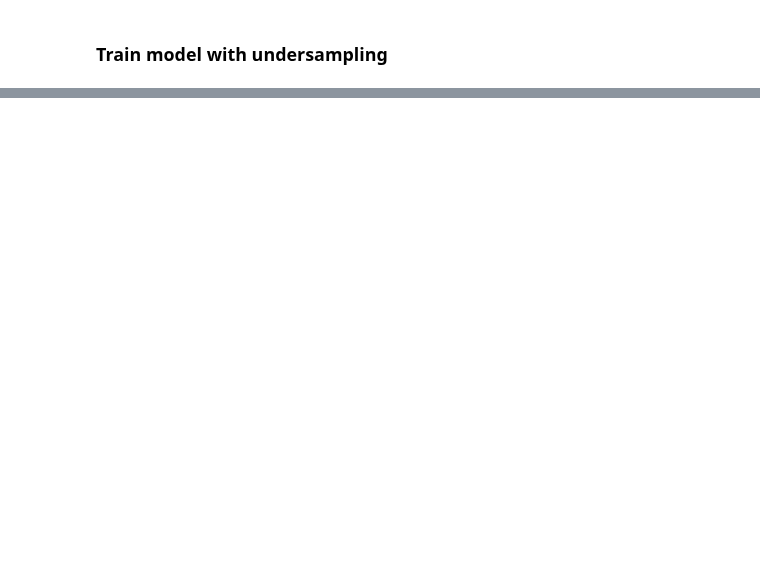
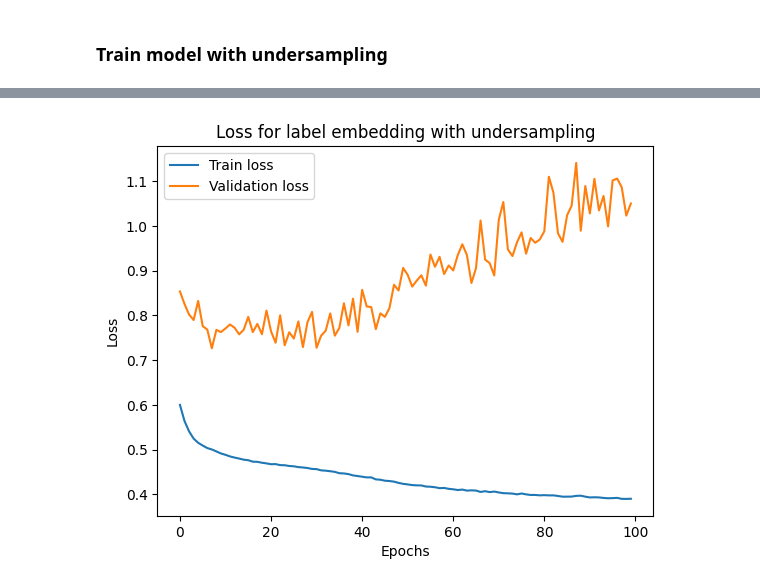
Before and after one commit to medplot/data-mining-project, a Jupyter notebook: jupyter_notebooks/neural_network_label_embedding.ipynb, the cells around one changed output, grey strips where cells are left out. Cells and saved outputs as stored; diff of their text form; code cells hidden in the pictures; blank space fills up the shorter version.

```diff
--- a/jupyter_notebooks/neural_network_label_embedding.ipynb
+++ b/jupyter_notebooks/neural_network_label_embedding.ipynb
@@ -110,8 +84,6 @@ class Net(nn.Module):
     def __init__(self):
         super().__init__()
         self.embeddings = nn.ModuleList([nn.Embedding(categories, size) for categories,size in embedding_sizes])
-        self.batch_norm_numerical = nn.BatchNorm1d(numerical_input_size)
-        self.dropout_embedding = nn.Dropout(0.3)
 
         self.fc1 = nn.Linear(input_size, 100)
         self.bn1 = nn.BatchNorm1d(100)
@@ -126,18 +98,16 @@ class Net(nn.Module):
         for index,e in enumerate(self.embeddings):
             embedding_layers.append(e(input_categorical[:,index]))
         x_categorical = torch.cat(embedding_layers, 1)
-        x_categorical = self.dropout_embedding(x_categorical)
 
-        x_numerical = self.batch_norm_numerical(input_numerical)
-        x = torch.cat([x_categorical, x_numerical], 1)
+        x = torch.cat([x_categorical, input_numerical], 1)
 
         x = self.fc1(x)
         x = self.bn1(x)
-        x = F.relu_(x)
+        x = F.relu(x, inplace=False)
         x = self.do1(x)
         x = self.fc2(x)
         x = self.bn2(x)
-        x = F.relu_(x)
+        x = F.relu(x, inplace=False)
         x = self.do2(x)
         x = self.fc3(x)
         x = F.softmax(x)
@@ -235,7 +210,6 @@ def train_network(model: Net, criterion, optimizer, data_train_loader, data_vali
             running_loss += loss.item()
             if i % 100 == 99:  # print every 100 batches
                 print(f'[{epoch + 1}, {(i + 1) * batch_size}] loss: {running_loss / i:.3f}')
-
             pass
 
         loss_values.append(running_loss/len(data_train_loader))
@@ -246,17 +220,22 @@ def train_network(model: Net, criterion, optimizer, data_train_loader, data_vali
         accuracy_values_validation.append(validation_accuracy)
         loss_values_validation.append(validation_loss)
 
-        f_train = get_f_score(net, data_train_loader)
-        f_validation = get_f_score(net, data_validation_loader)
-        f_scores.append(f_train)
-        f_scores_validation.append(f_validation)
-
         print(f"Epoch {epoch} loss: {str(running_loss/len(data_train_loader))}")
         print(f"Epoch {epoch} validation loss: {validation_loss}")
         print(f'Train accuracy epoch {epoch}: {train_accuracy} %')
         print(f'Validation accuracy epoch {epoch}: {validation_accuracy} %')
+
+        f_train, p_train, r_train = get_f_score(net, data_train_loader)
+        f_validation, p_validation, r_validation = get_f_score(net, data_validation_loader)
+        f_scores.append(f_train)
+        f_scores_validation.append(f_validation)
+
         print(f"Train F2-score : {f_train}")
         print(f"Validation F2-score : {f_validation}")
+        print(f"Train Precision : {p_train}")
+        print(f"Validation Precision : {p_validation}")
+        print(f"Train Recall : {r_train}")
+        print(f"Validation Recall : {r_validation}")
 
     print('Finished Training')
     return loss_values, loss_values_validation, accuracy_values, accuracy_values_validation, f_scores, f_scores_validation
@@ -296,18 +302,18 @@ plot_accuracy(accuracy_values)
 # %% [markdown]
 ### Train model with undersampling
 # %%
-data_train, data_test, target_train, target_test = preprocessor.get_preprocessed_dataset_for_neural_network_undersampled()
+data_train, data_validation, data_test, target_train, target_validation,  target_test = preprocessor.get_preprocessed_dataset_for_neural_network_undersampled()
 
 train_dataset = CustomBrfssDataset(data_train, target_train)
-test_dataset = CustomBrfssDataset(data_test, target_test)
+validation_dataset = CustomBrfssDataset(data_validation, target_validation)
 
 train_loader = torch.utils.data.DataLoader(train_dataset, batch_size=batch_size, shuffle=True)
-test_loader = torch.utils.data.DataLoader(test_dataset, batch_size=batch_size, shuffle=True)
+validation_loader = torch.utils.data.DataLoader(validation_dataset, batch_size=batch_size, shuffle=True)
 
 net = Net()
 net.to(device)
 
-criterion_cross_entropy = nn.CrossEntropyLoss()
+criterion_cross_entropy = nn.BCELoss()
 optimizer_adam = optim.Adam(net.parameters(),lr=0.002)
 
-loss_values, accuracy_values = train_network(model=net, criterion=criterion_cross_entropy, optimizer=optimizer_adam, data_loader=train_loader)
+loss_values, loss_values_validation, accuracy_values, accuracy_values_validation, f_scores, f_scores_validation = train_network(model=net, criterion=criterion_cross_entropy, optimizer=optimizer_adam, data_train_loader=train_loader, data_validation_loader=validation_loader, n_epochs=100)
@@ -313,0 +338,4 @@ loss_values, accuracy_values = train_network(model=net, criterion=criterion_cros
+# %%
+plot_multiple_loss_curves(loss_curves=[loss_values, loss_values_validation], labels=["Train loss","Validation loss"], title="Loss for label embedding with undersampling")
+# %% [output]
+[figure, added]
```
Also changed, not shown: parts of 25 cells of this notebook, 1 other file.
